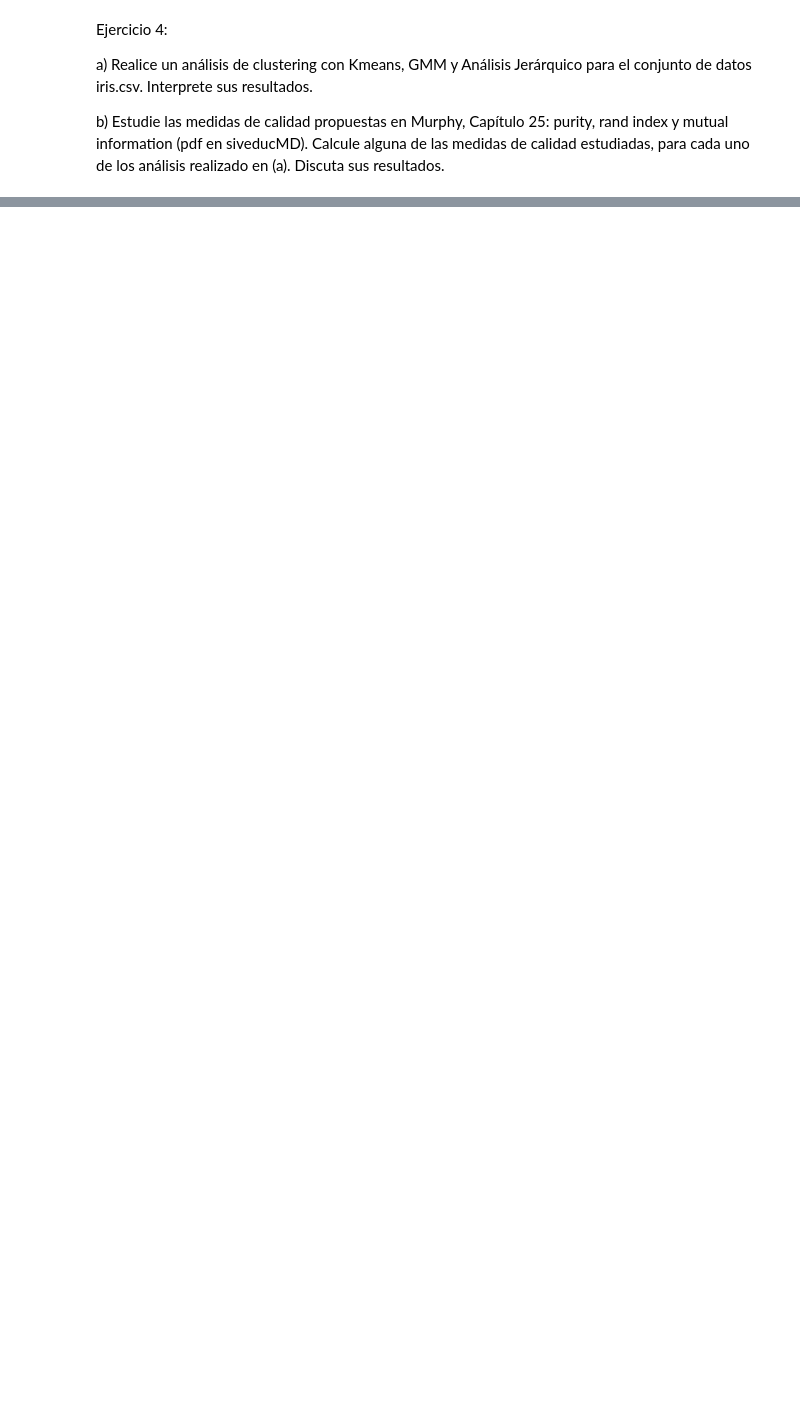
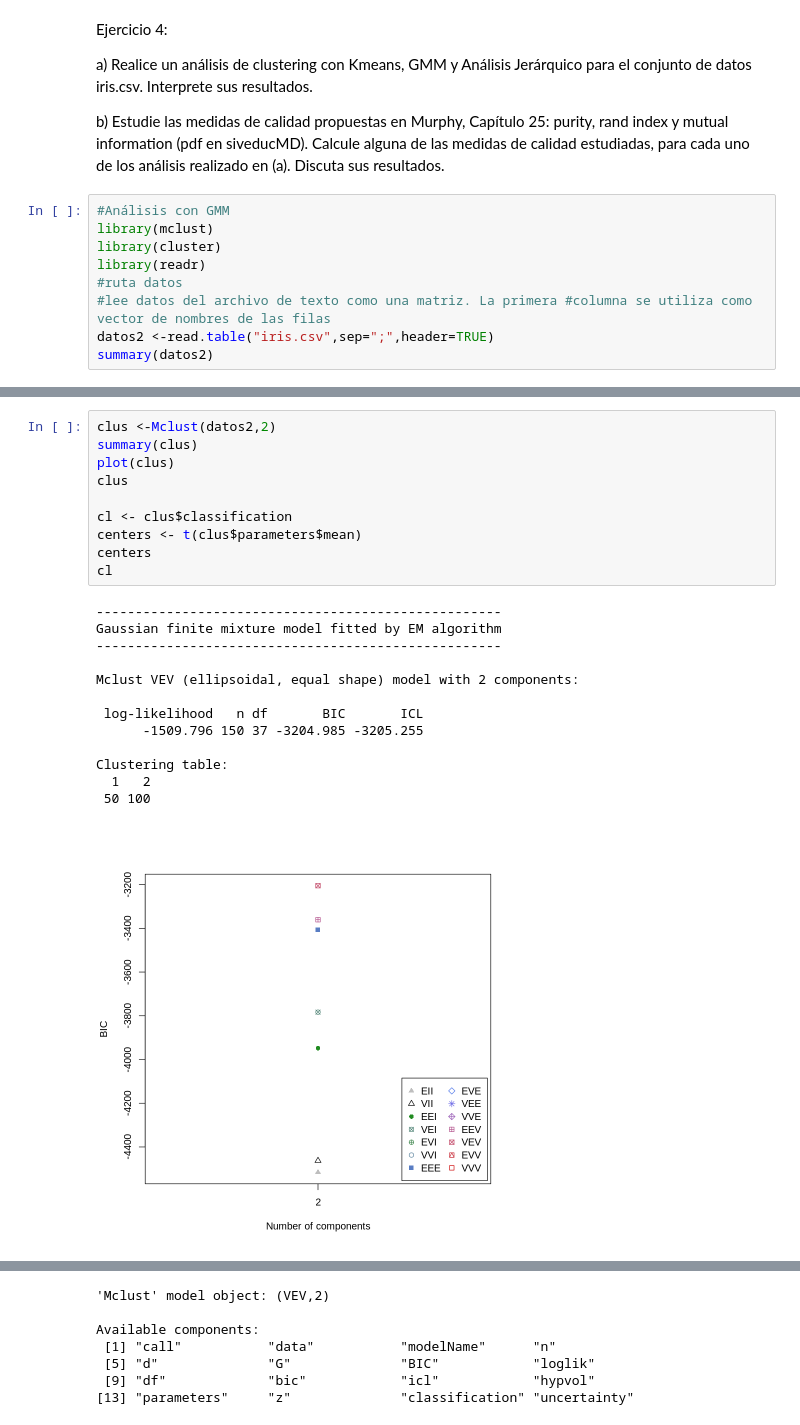
Before and after one commit to felipeisj/info257, a Jupyter notebook: Unidad2/Clustering/Clustering_Notebook2.ipynb, the cells around one changed output, grey strips where cells are left out. Drawn from its saved outputs; the diff is of its cells as text; blank space fills up the shorter version.

```diff
--- a/Unidad2/Clustering/Clustering_Notebook2.ipynb
+++ b/Unidad2/Clustering/Clustering_Notebook2.ipynb
@@ -213,3 +221,12 @@ Ejercicio 4:
 a) Realice un análisis de clustering con Kmeans, GMM y Análisis Jerárquico para el conjunto de datos iris.csv. Interprete sus resultados.
 
 b) Estudie las medidas de calidad propuestas en Murphy, Capítulo 25: purity, rand index y mutual information (pdf en siveducMD). Calcule alguna de las medidas de calidad estudiadas, para cada uno de los análisis realizado en (a). Discuta sus resultados.
+# %%
+#Análisis con GMM
+library(mclust)
+library(cluster)
+library(readr)
+#ruta datos
+#lee datos del archivo de texto como una matriz. La primera #columna se utiliza como vector de nombres de las filas
+datos2 <-read.table("iris.csv",sep=";",header=TRUE)
+summary(datos2)
@@ -215,0 +242,24 @@ b) Estudie las medidas de calidad propuestas en Murphy, Capítulo 25: purity, ra
+# %%
+clus <-Mclust(datos2,2)
+summary(clus)
+plot(clus)
+clus
+
+cl <- clus$classification
+centers <- t(clus$parameters$mean)
+centers
+cl
+# %% [output]
+----------------------------------------------------
+Gaussian finite mixture model fitted by EM algorithm
+----------------------------------------------------
+
+Mclust VEV (ellipsoidal, equal shape) model with 2 components:
+
+ log-likelihood   n df       BIC       ICL
+      -1509.796 150 37 -3204.985 -3205.255
+
+Clustering table:
+  1   2
+ 50 100
+[figure, added]
@@ -215,0 +268,7 @@ b) Estudie las medidas de calidad propuestas en Murphy, Capítulo 25: purity, ra
+'Mclust' model object: (VEV,2)
+
+Available components:
+ [1] "call"           "data"           "modelName"      "n"
+ [5] "d"              "G"              "BIC"            "loglik"
+ [9] "df"             "bic"            "icl"            "hypvol"
+[13] "parameters"     "z"              "classification" "uncertainty"
```
Also changed, not shown: parts of 10 cells of this notebook, 19 other files.
